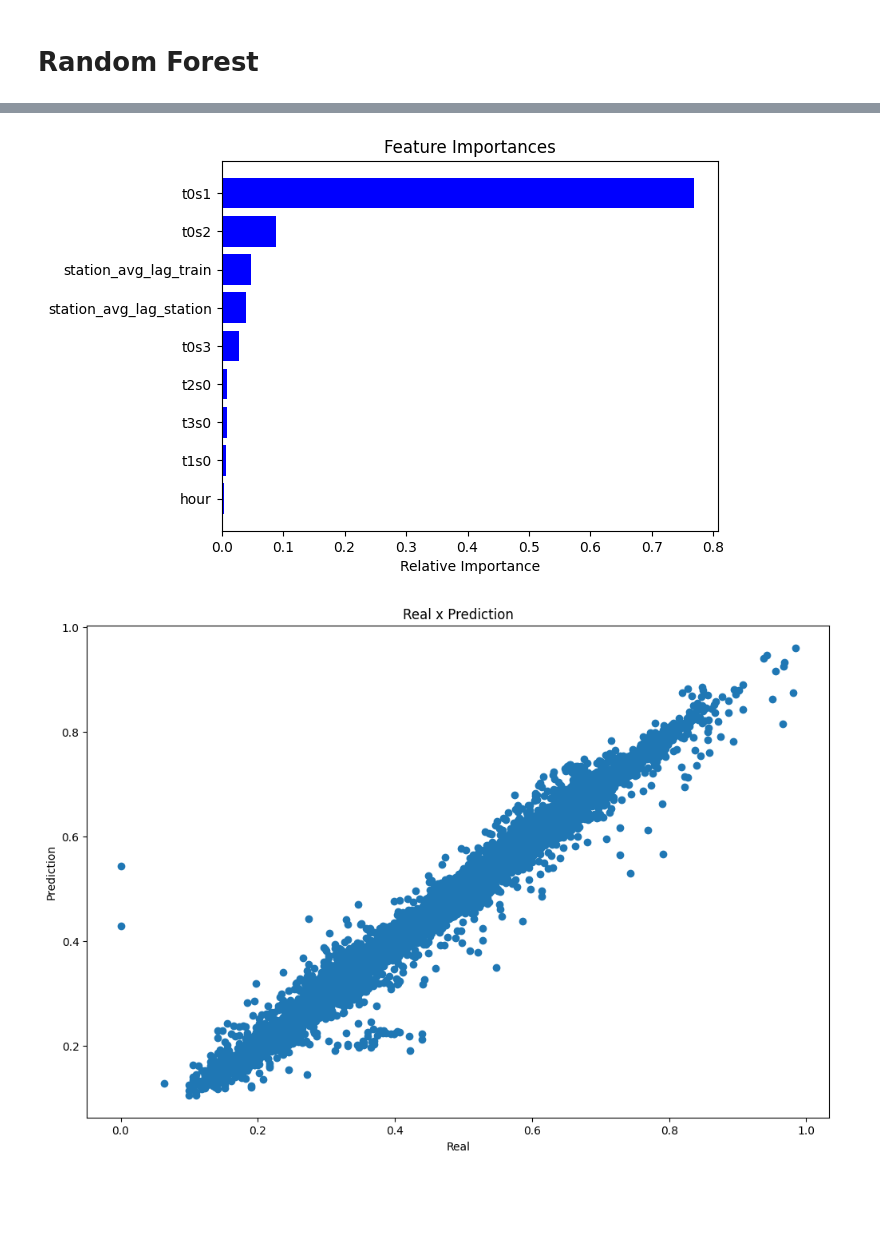
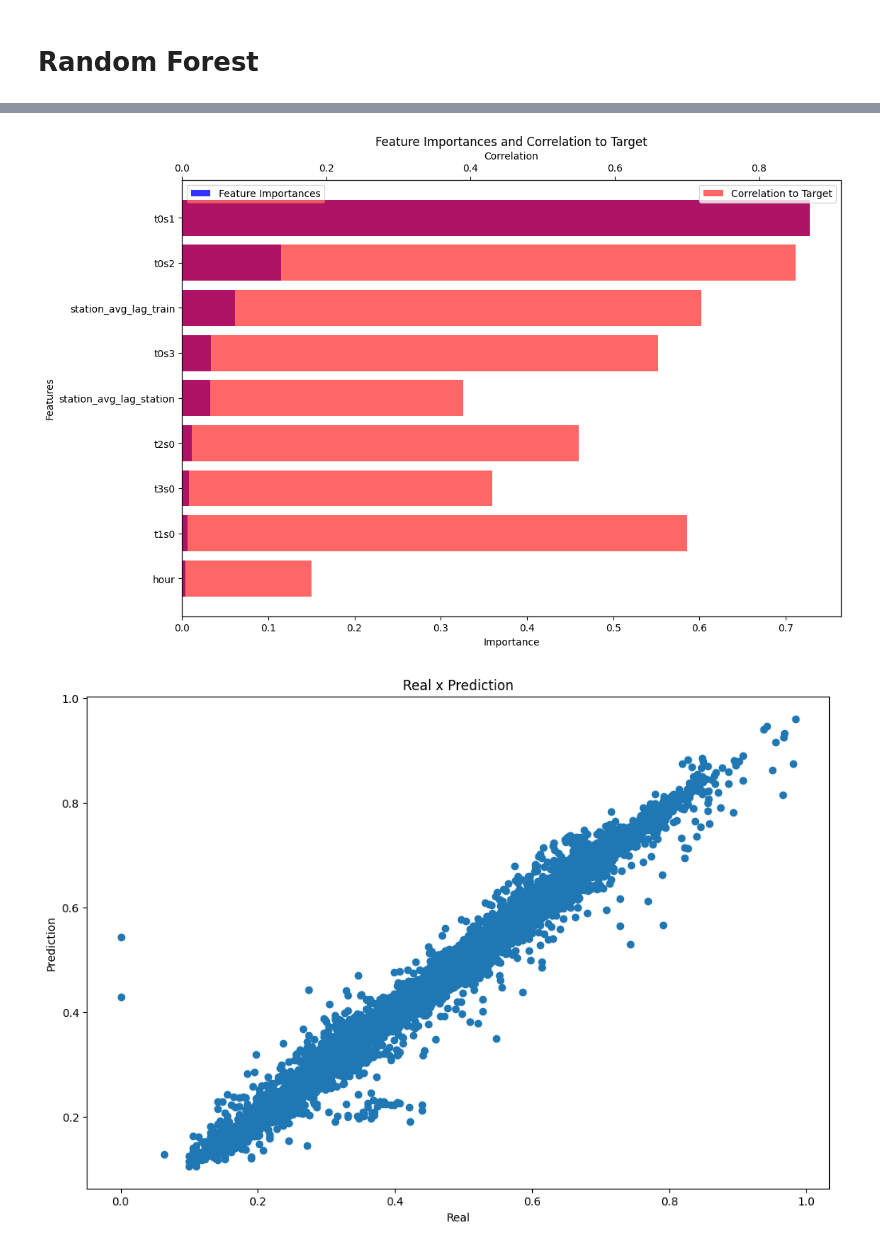
Before and after one commit to ArthurMbraga/machine-learning-project-CSC7201, a Jupyter notebook: project_new.ipynb, the cells around one changed output, grey strips where cells are left out. Saved outputs shown, nothing was run; the diff lists cells and outputs as text; code cells hidden in the pictures; blank space fills up the shorter version.

```diff
--- a/project_new.ipynb
+++ b/project_new.ipynb
@@ -78,3 +78,17 @@ plt.title('Correlation Matrix')
 plt.show()
 # %% [output]
 [figure]
+# %%
+#! wget https://raw.githubusercontent.com/andreaaraldo/machine-learning-for-networks/master/course_library/feature_engineering.py
+import feature_engineering
+
+features_corr = feature_engineering.get_features_correlated_to_target(
+    df_train[all_cols], target_feature='t0s0')
+
+features_corr_df = features_corr.reset_index()
+features_corr_df.columns = ['Feature', 'Correlation']
+
+
+# drop the target feature
+features_corr_df = features_corr_df[features_corr_df['Feature'] != target]
+features_corr_df
@@ -296,7 +340,27 @@ RMSE Random Forest: 0.024258320661863817
-# %%
-plot_feature_importances(rf_model.feature_importances_, all_features)
-# %% [output]
-[figure, removed]
+# %%
+fig, ax1 = plt.subplots(figsize=(12, 8))
+
+# Get the order of indices based on feature importances
+indices = np.argsort(rf_model.feature_importances_)
+
+# Plot feature importances
+ax1.barh(np.array(all_features)[indices], rf_model.feature_importances_[indices], color='b', alpha=0.8, label='Feature Importances')
+ax1.set_xlabel('Importance')
+ax1.set_ylabel('Features')
+ax1.set_title('Feature Importances and Correlation to Target')
+
+# Plot correlation of features to the target
+ax2 = ax1.twiny()
+ax2.barh(features_corr_df['Feature'], features_corr_df['Correlation'], color='r', alpha=0.6, label='Correlation to Target')
+ax2.set_xlabel('Correlation')
+
+# Add legends
+ax1.legend(loc='upper left')
+ax2.legend(loc='upper right')
+
+plt.show()
+# %% [output]
+[figure, added]
 # %%
 # plot prediction x real
 plt.figure(figsize=(12, 8))
```
Also changed, not shown: parts of 6 cells of this notebook, 1 other file.
